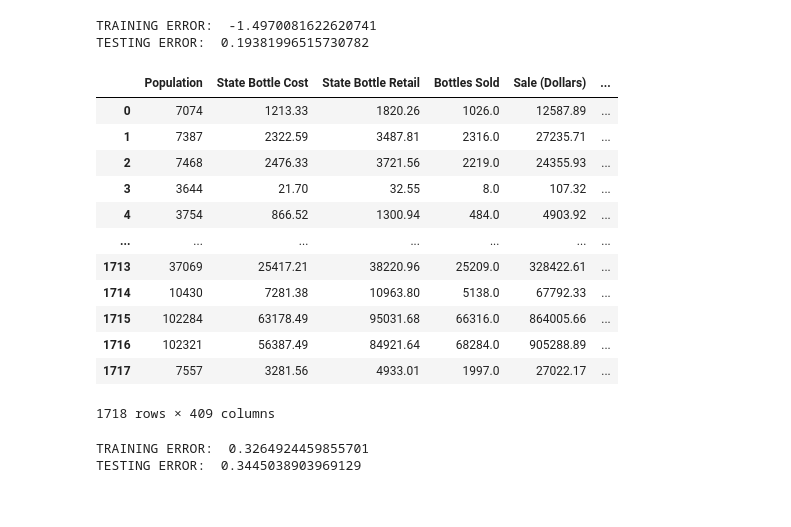
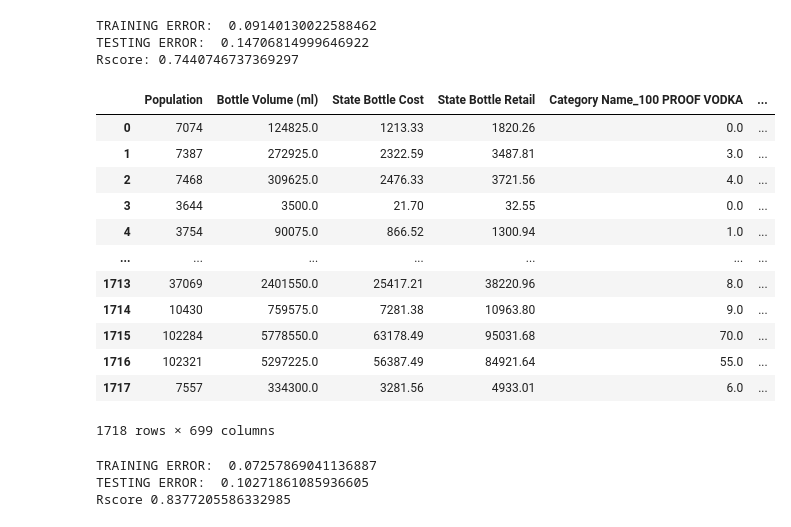
Before and after one commit to ellycebilhorn/DATA403-Project1, a Jupyter notebook: interpretive_models.ipynb, the cells around one changed output. Cells and saved outputs as stored; diff of their text form; code cells hidden in the pictures.

```diff
--- a/interpretive_models.ipynb
+++ b/interpretive_models.ipynb
@@ -109,13 +156,13 @@ grouped_df_sales.drop(columns=['County', 'Month'], inplace=True)
 Y = grouped_df_sales['Sale (Dollars)'] / grouped_df_sales['Population']
 
 sales_df = grouped_df_sales.drop(columns=['Sale (Dollars)'])
-normalize = ['Population', "Bottle Volume (ml)", "Bottles Sold", "Volume Sold (Liters)"]
+normalize = ['Population', "Bottle Volume (ml)", "State Bottle Cost"]
 sales_df[normalize] = StandardScaler().fit_transform(sales_df[normalize])
 X_train, X_test, y_train, y_test = train_test_split(sales_df, Y, test_size=0.2, random_state = 42)
 
 
 # Training Set
-L = 10000
+L = 1000
 betas1 = ridge_betas(X_train, y_train, L)
 
 y_hat = ridge_regression(X_train, y_train, L, betas1)
@@ -127,34 +174,37 @@ print("TRAINING ERROR: ", err)
 y_hat = ridge_regression(X_test, y_test, L, betas1)
 err = average_pct_err(y_test, y_hat)
 
+
 print("TESTING ERROR: ", err)
+print("Rscore:", r2_score(y_test, y_hat))
 # %% [output]
-TRAINING ERROR:  -1.4970081622620741
-TESTING ERROR:  0.19381996515730782
+TRAINING ERROR:  0.09140130022588462
+TESTING ERROR:  0.14706814999646922
+Rscore: 0.7440746737369297
 # %%
 #State Profit per capita
-grouped_profit_df = alc_df.drop(columns = ["Store Name", "Bottle Volume (ml)"])
-grouped_profit_df = pd.get_dummies(grouped_profit_df, columns = ["Category Name", "Vendor Name"]).groupby(['Month', 'County', 'Population']).sum().reset_index().drop(columns=["Month", "County"])
+grouped_profit_df = alc_df.drop(columns = ["Vendor Name", "Bottles Sold", "Sale (Dollars)", "Volume Sold (Liters)"])
+grouped_profit_df = pd.get_dummies(grouped_profit_df, columns = ["Category Name", "Store Name"]).groupby(['Month', 'County', 'Population']).sum().reset_index().drop(columns=["Month", "County"])
 grouped_profit_df
 # %% [output]
-|  | Population | State Bottle Cost | State Bottle Retail | Bottles Sold | Sale (Dollars) | ... |
-| 0 | 7074 | 1213.33 | 1820.26 | 1026.0 | 12587.89 | ... |
-| 1 | 7387 | 2322.59 | 3487.81 | 2316.0 | 27235.71 | ... |
-| 2 | 7468 | 2476.33 | 3721.56 | 2219.0 | 24355.93 | ... |
-| 3 | 3644 | 21.70 | 32.55 | 8.0 | 107.32 | ... |
-| 4 | 3754 | 866.52 | 1300.94 | 484.0 | 4903.92 | ... |
+|  | Population | Bottle Volume (ml) | State Bottle Cost | State Bottle Retail | Category Name_100 PROOF VODKA | ... |
+| 0 | 7074 | 124825.0 | 1213.33 | 1820.26 | 0.0 | ... |
+| 1 | 7387 | 272925.0 | 2322.59 | 3487.81 | 3.0 | ... |
+| 2 | 7468 | 309625.0 | 2476.33 | 3721.56 | 4.0 | ... |
+| 3 | 3644 | 3500.0 | 21.70 | 32.55 | 0.0 | ... |
+| 4 | 3754 | 90075.0 | 866.52 | 1300.94 | 1.0 | ... |
 | ... | ... | ... | ... | ... | ... | ... |
-| 1713 | 37069 | 25417.21 | 38220.96 | 25209.0 | 328422.61 | ... |
-| 1714 | 10430 | 7281.38 | 10963.80 | 5138.0 | 67792.33 | ... |
-| 1715 | 102284 | 63178.49 | 95031.68 | 66316.0 | 864005.66 | ... |
-| 1716 | 102321 | 56387.49 | 84921.64 | 68284.0 | 905288.89 | ... |
-| 1717 | 7557 | 3281.56 | 4933.01 | 1997.0 | 27022.17 | ... |
+| 1713 | 37069 | 2401550.0 | 25417.21 | 38220.96 | 8.0 | ... |
+| 1714 | 10430 | 759575.0 | 7281.38 | 10963.80 | 9.0 | ... |
+| 1715 | 102284 | 5778550.0 | 63178.49 | 95031.68 | 70.0 | ... |
+| 1716 | 102321 | 5297225.0 | 56387.49 | 84921.64 | 55.0 | ... |
+| 1717 | 7557 | 334300.0 | 3281.56 | 4933.01 | 6.0 | ... |
-1718 rows × 409 columns
+1718 rows × 699 columns
 # %%
 Y = (grouped_profit_df['State Bottle Retail'] - grouped_profit_df['State Bottle Cost'])/grouped_profit_df['Population']
 
 profit_df = grouped_profit_df.drop(columns=['State Bottle Retail', 'State Bottle Cost'])
-normalize = ['Population', "Bottles Sold", "Volume Sold (Liters)", "Sale (Dollars)"]
+normalize = ['Population', "Bottle Volume (ml)"]
 profit_df[normalize] = StandardScaler().fit_transform(profit_df[normalize])
 X_train, X_test, y_train, y_test = train_test_split(profit_df, Y, test_size=0.2, random_state = 42)
 
@@ -173,6 +223,8 @@ y_hat = ridge_regression(X_test, y_test, L, betas1)
 err = average_pct_err(y_test, y_hat)
 
 print("TESTING ERROR: ", err)
+print("Rscore", r2_score(y_hat, y_test))
 # %% [output]
-TRAINING ERROR:  0.3264924459855701
-TESTING ERROR:  0.3445038903969129
+TRAINING ERROR:  0.07257869041136887
+TESTING ERROR:  0.10271861085936605
+Rscore 0.8377205586332985
```
Also changed, not shown: parts of 8 cells of this notebook, 1 other file.
